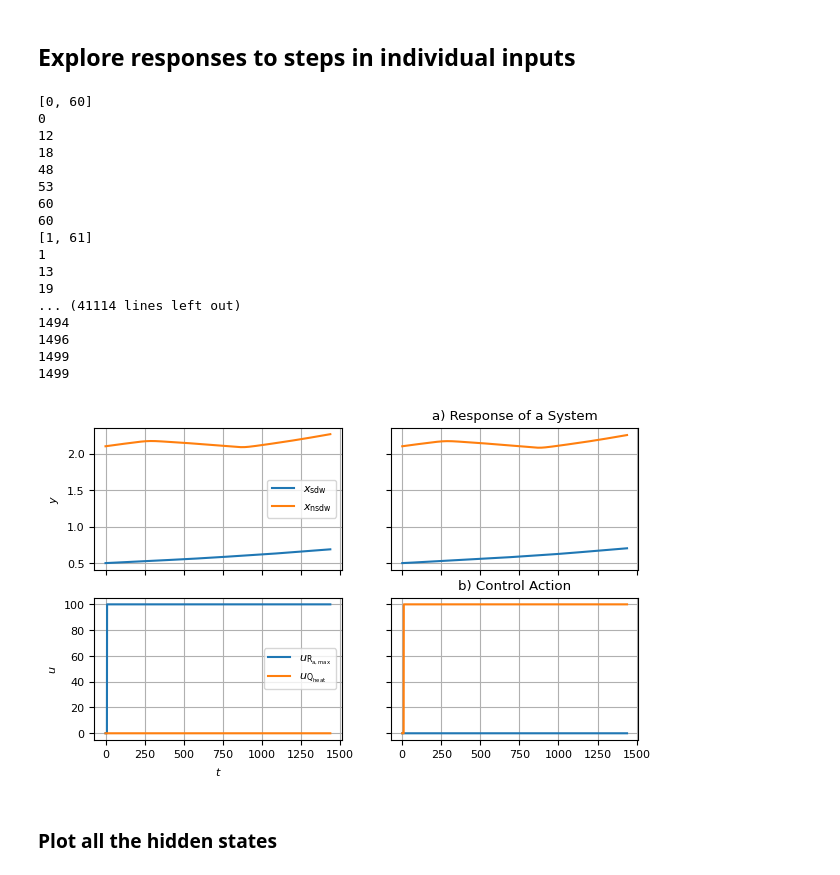
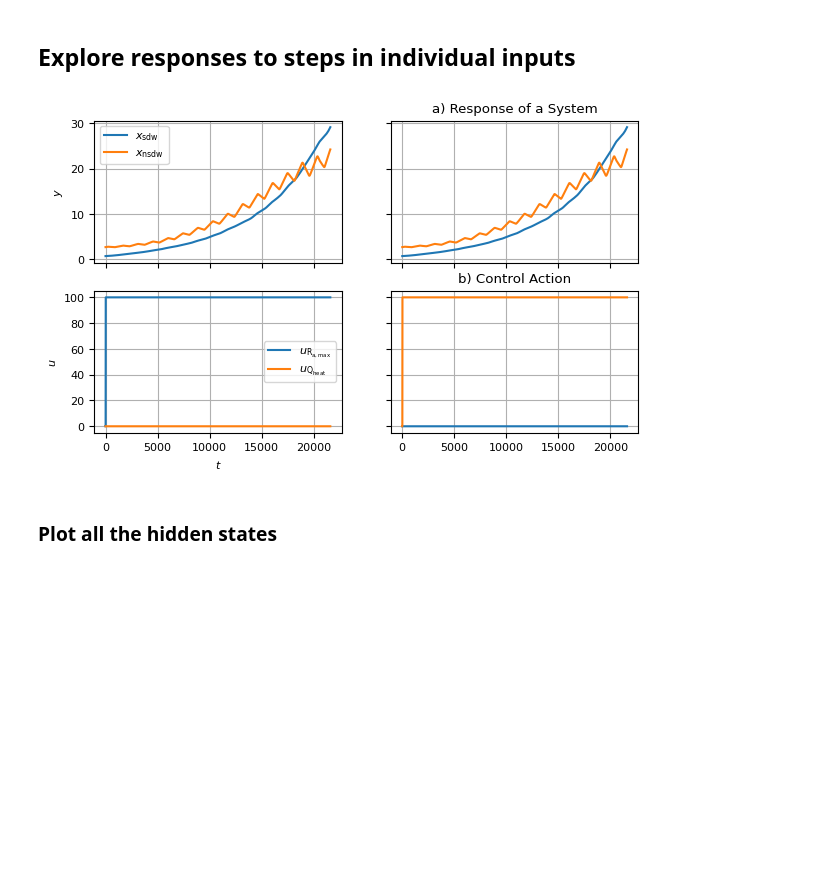
Before and after one commit to MarekWadinger/ecompc-greenhouse-platform, a Jupyter notebook: greenhouse_model.ipynb, the cells around one changed output. Cells and saved outputs as stored; diff of their text form; code cells hidden in the pictures; blank space fills up the shorter version.

```diff
--- a/greenhouse_model.ipynb
+++ b/greenhouse_model.ipynb
@@ -53,7 +53,7 @@ climdat = get_weather_data(
         "NW",
     ],  # Azimuth angle of the surface in degrees (South facing)
     frequency="hourly",
-    forecast=3,
+    forecast=16,
 )
 
 climate = climdat.asfreq("1T").interpolate(method="time").values
@@ -76,51 +76,34 @@ greenhouse_model = partial(model, climate=climate)
 # %%
 # [donotremove]
 fig, axs = plt.subplots(nrows=2, ncols=len(u_max), sharex=True, sharey="row")
 
 for u_idx in range(len(u_max)):
     u_max_ = u_min.copy()
     u_max_[u_idx] = u_max[u_idx]
     u = partial(gen_step, u_min=u_min, u_max=u_max_)
     t_out, y_out, u_out = simulate(
-        greenhouse_model, u=u, sim_time=1440, t_s=60, x0=x0
+        greenhouse_model, u=u, sim_time=1440 * 15, t_s=60, x0=x0
     )
     plot_response(
         t_out,
         y_out[:, -2:],
         u_out,
         axs_=axs[:, u_idx],
         y_label=y_label,
         u_label=u_label,
     )
 
 axs[0, 0].set_ylabel("$y$")
 axs[0, 1].set_title("a) Response of a System")
 axs[0, 0].legend()
 axs[1, 0].set_xlabel("$t$")
 axs[1, 0].set_ylabel("$u$")
 axs[1, 1].set_title("b) Control Action")
 axs[1, 0].legend()
 
 plt.show()
 # %% [output]
-[0, 60]
-0
-12
-18
-48
-53
-60
-60
-[1, 61]
-1
-13
-19
-... (41114 lines left out)
-1494
-1496
-1499
-1499
-[figure, old version]
+[figure, new version]
 # %% [markdown]
 ### Plot all the hidden states
 # %%
```
Also changed, not shown: parts of 7 cells of this notebook, 2 other files.
